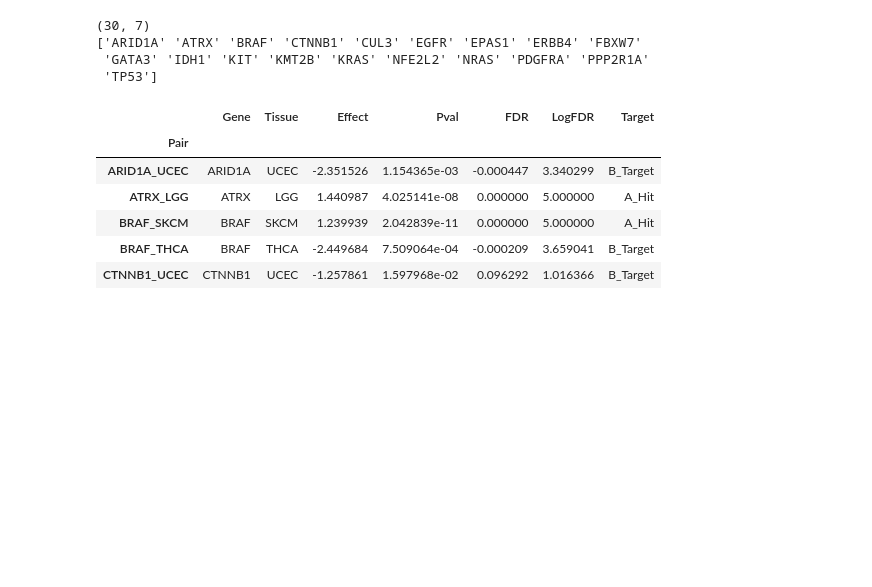
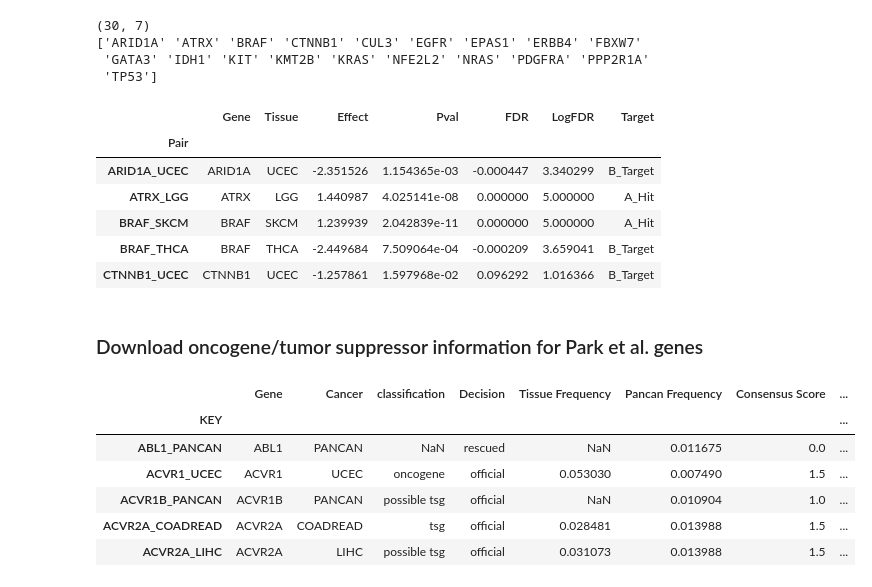
Before and after one commit to greenelab/mutation-fn, a Jupyter notebook: 0_download_data/0_download_data.ipynb, the cells around one changed output. Cells and saved outputs as stored; diff of their text form; code cells hidden in the pictures; blank space fills up the shorter version.

Commit message:
join oncogene/TSG information for park gene set

```diff
--- a/0_download_data/0_download_data.ipynb
+++ b/0_download_data/0_download_data.ipynb
@@ -133,3 +133,25 @@ park_gain_df.head()
 | BRAF_SKCM | BRAF | SKCM | 1.239939 | 2.042839e-11 | 0.000000 | 5.000000 | A_Hit |
 | BRAF_THCA | BRAF | THCA | -2.449684 | 7.509064e-04 | -0.000209 | 3.659041 | B_Target |
 | CTNNB1_UCEC | CTNNB1 | UCEC | -1.257861 | 1.597968e-02 | 0.096292 | 1.016366 | B_Target |
+# %% [markdown]
+### Download oncogene/tumor suppressor information for Park et al. genes
+# %%
+# downloaded from https://www.sciencedirect.com/science/article/pii/S009286741830237X
+# oncogene/TSG predictions for genes/cancer types using 20/20+ classifier
+class_df = pd.read_excel(
+    cfg.data_dir / '1-s2.0-S009286741830237X-mmc1.xlsx',
+    sheet_name='Table S1', index_col='KEY', header=2
+)
+class_df.rename(columns={'Tumor suppressor or oncogene prediction (by 20/20+)':
+                         'classification'},
+                inplace=True)
+
+class_df.head()
+# %% [output]
+|  | Gene | Cancer | classification | Decision | Tissue Frequency | Pancan Frequency | Consensus Score | ... |
+| KEY |  |  |  |  |  |  |  | ... |
+| ABL1_PANCAN | ABL1 | PANCAN | NaN | rescued | NaN | 0.011675 | 0.0 | ... |
+| ACVR1_UCEC | ACVR1 | UCEC | oncogene | official | 0.053030 | 0.007490 | 1.5 | ... |
+| ACVR1B_PANCAN | ACVR1B | PANCAN | possible tsg | official | NaN | 0.010904 | 1.0 | ... |
+| ACVR2A_COADREAD | ACVR2A | COADREAD | tsg | official | 0.028481 | 0.013988 | 1.5 | ... |
+| ACVR2A_LIHC | ACVR2A | LIHC | possible tsg | official | 0.031073 | 0.013988 | 1.5 | ... |
```
Also changed, not shown: parts of 3 cells of this notebook, 3 other files.
